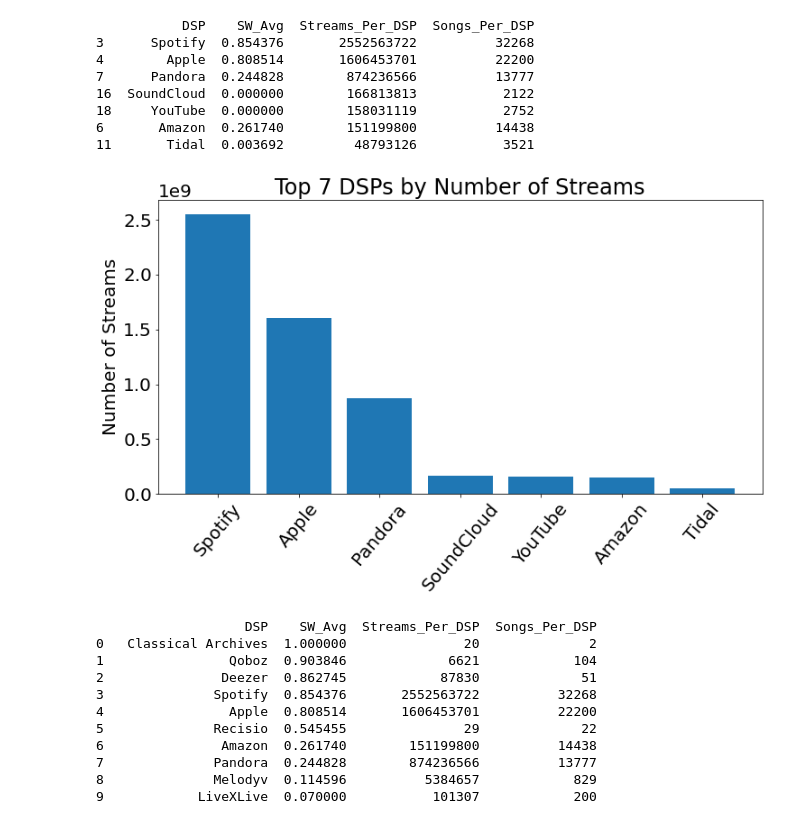
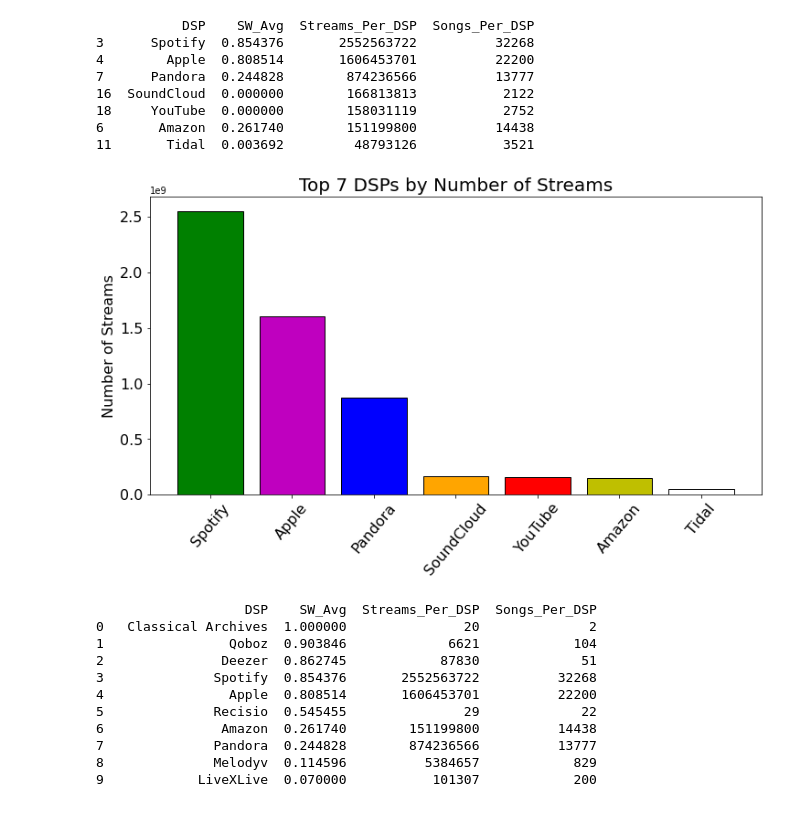
Before and after one commit to NSS-Data-Analytics-Cohort-6/mlc-project-nan-nagini, a Jupyter notebook: notebooks/mlc_jasmine.ipynb, the cells around one changed output. Saved outputs shown, nothing was run; the diff lists cells and outputs as text; code cells hidden in the pictures.

Commit message:
Finished styling plots, adding to slide deck

```diff
--- a/notebooks/mlc_jasmine.ipynb
+++ b/notebooks/mlc_jasmine.ipynb
@@ -334,12 +346,13 @@ print(top_7)
 11       Tidal  0.003692         48793126           3521
 # %%
 plt.figure(figsize=(12, 6))
-plt.bar(top_7.DSP, top_7.Streams_Per_DSP)
-plt.ylabel('Number of Streams') # Number of Streams times 10^9
-plt.xticks(rotation = 50)
-plt.title('Top 7 DSPs by Number of Streams');
+plt.bar(top_7.DSP, top_7.Streams_Per_DSP, color=['g', 'm', 'b', 'orange', 'r', 'y', '1'], edgecolor='black')
+plt.ylabel('Number of Streams', fontsize=16) # Number of Streams times 10^9
+plt.xticks(rotation = 50, fontsize=16)
+plt.yticks(fontsize=16)
+plt.title('Top 7 DSPs by Number of Streams', fontsize=20);
 # %% [output]
-[figure, old version]
+[figure, new version]
 # %%
 SW_avg_df = DSP_df2.sort_values(by=['SW_Avg'], ascending=False)
 print(SW_avg_df)
```
Also changed, not shown: parts of 15 cells of this notebook.
